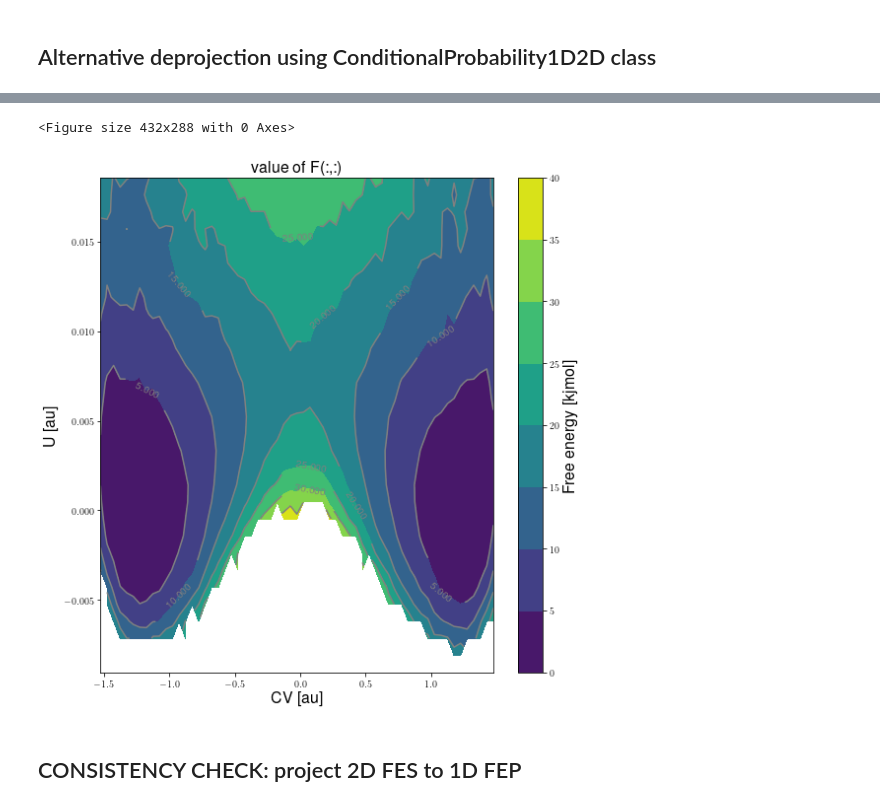
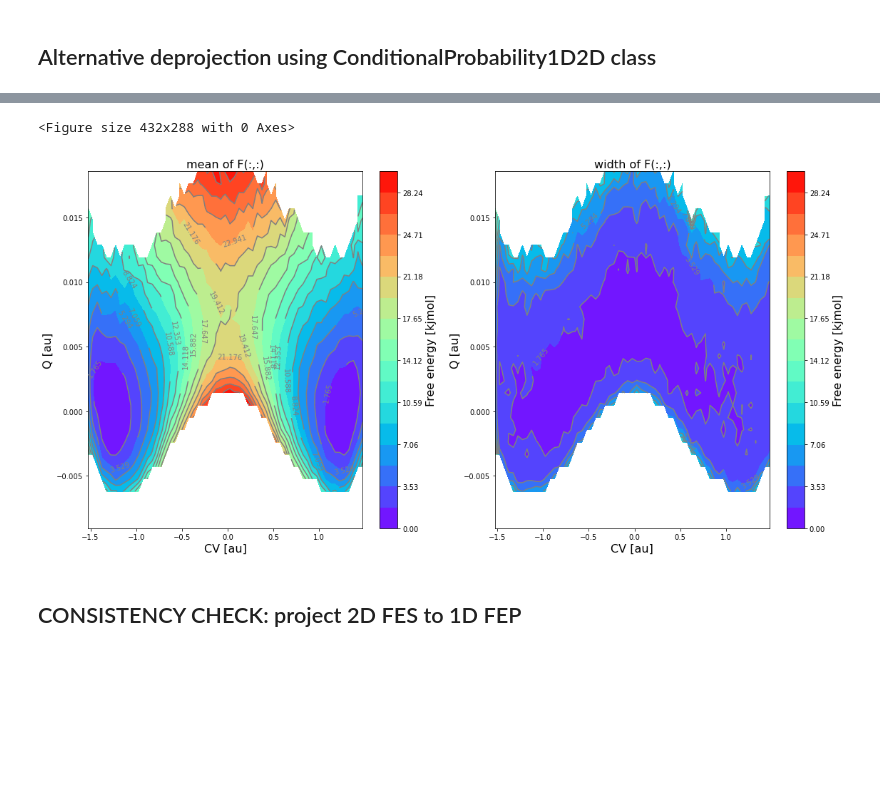
Before and after one commit to molmod/ThermoLIB, a Jupyter notebook: examples/advanced_wham1D_to_2D.ipynb, the cells around one changed output, grey strips where cells are left out. Drawn from its saved outputs; the diff is of its cells as text; code cells hidden in the pictures; blank space fills up the shorter version.

```diff
--- a/examples/advanced_wham1D_to_2D.ipynb
+++ b/examples/advanced_wham1D_to_2D.ipynb
@@ -355,7 +381,7 @@ This looks indeed as essentially the same 2D FES as before, except for a shift i
 ## Alternative deprojection using ConditionalProbability1D2D class
 # %%
 #initialize conditional probability
-condprob = ConditionalProbability1D2D(q1_label='CV', q2_label='U', cv_label='CV', q1_output_unit='au', q2_output_unit='kjmol', cv_output_unit='au')
+condprob_alt = ConditionalProbability1D2D(q1_label='CV', q2_label='U', cv_label='CV', q1_output_unit='au', q2_output_unit='kjmol', cv_output_unit='au')
 
 #initialize TrajectoryReaders to extract CV and Q values from trajectory files
 root = os.path.dirname(fn_meta)
@@ -364,13 +390,13 @@ u_reader = ASEExtendedXYZReader(['energy'], units=['electronvolt'], name='U', re
 
 #Read trajectory files and construct conditional probability
 for i in range(128):
-    condprob.process_simulation(
+    condprob_alt.process_simulation(
         [('%s/colvars/COLVAR_u%i.dat' %(root,i), cv_reader), ('%s/colvars/u%i.xyz'        %(root,i), u_reader )],
         [('%s/colvars/COLVAR_u%i.dat' %(root,i), cv_reader)],
     )
 # %%
 #set reference value to minimum of the q-average of each simulation
-condprob.set_ref(q_index=1, q_ref='minimum_average')
+condprob_alt.set_ref(q_index=1, q_ref='minimum_average')
 # %%
 bins_cv = np.arange(-1.55, 1.55, 0.05)
 bins_u = np.arange(-25, 52.5, 2.5)*kjmol
@@ -388,6 +410,6 @@ Making 2-dimensional plot (icvs=0,iqs=2)
 # %%
 fes2alt = condprob.deproject(fep)
 fes2alt.set_ref(ref='min')
-fes2alt.plot()
+fes2alt.plot(obss=['mean', 'width'], flims=[0,30], ncolors=17, cmap='rainbow')
 # %% [output]
 WARNING: multivariate normal sampling failed using Cholesky decomposition, switching to method eigh.
@@ -394,5 +432,5 @@ WARNING: multivariate normal sampling failed using Cholesky decomposition, switc
 <Figure size 432x288 with 0 Axes>
-[figure, old version]
+[figure, new version]
 # %% [markdown]
 ## CONSISTENCY CHECK: project 2D FES to 1D FEP
 # %% [markdown]
```
Also changed, not shown: parts of 37 cells of this notebook, 8 other files.
